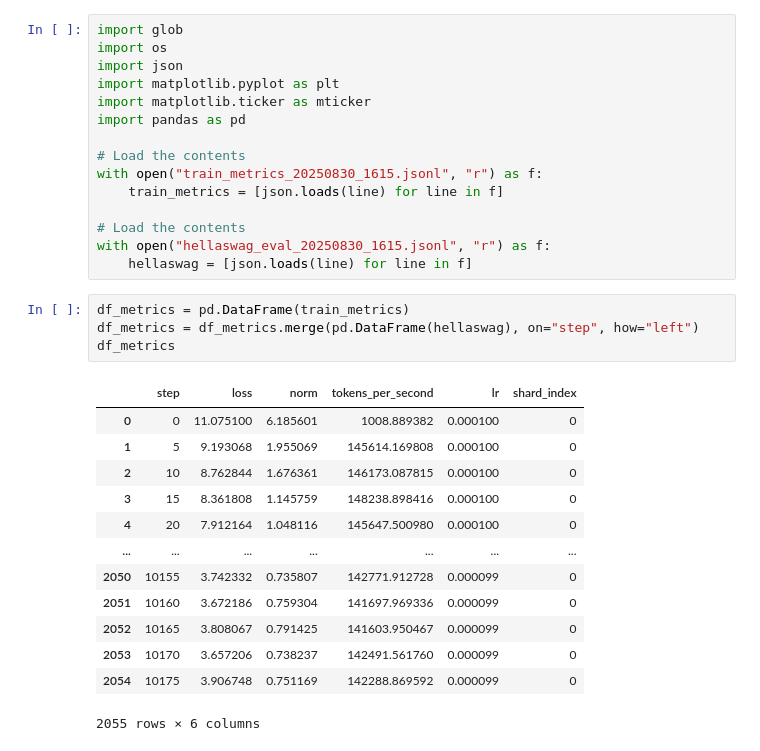
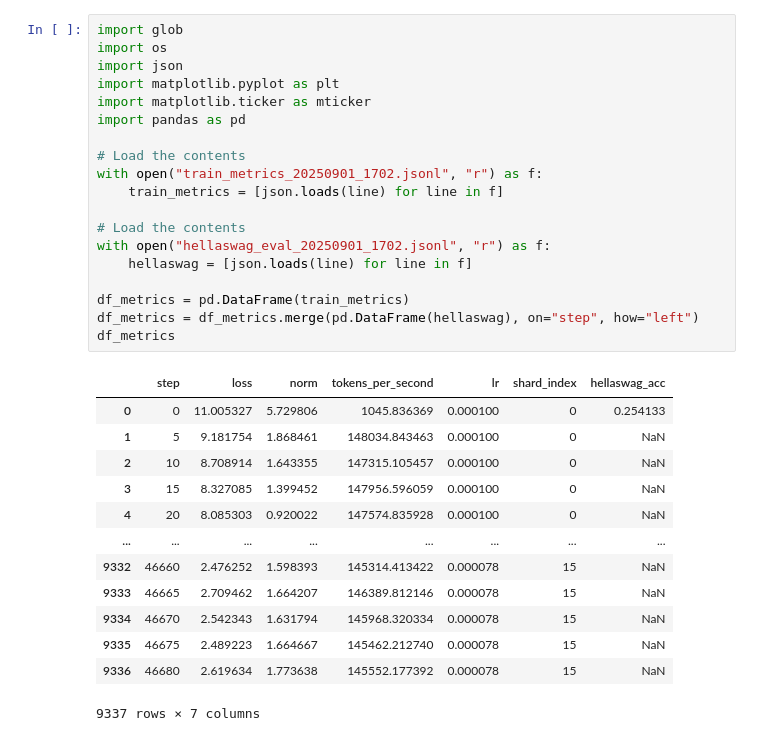
Before and after one commit to feljost/fgpt, a Jupyter notebook: visualize.ipynb, the cells around one changed output. Drawn from its saved outputs; the diff is of its cells as text.

```diff
--- a/visualize.ipynb
+++ b/visualize.ipynb
@@ -1,33 +1,33 @@
 # %%
 import glob
 import os
 import json
 import matplotlib.pyplot as plt
 import matplotlib.ticker as mticker
 import pandas as pd
 
 # Load the contents
-with open("train_metrics_20250830_1615.jsonl", "r") as f:
+with open("train_metrics_20250901_1702.jsonl", "r") as f:
     train_metrics = [json.loads(line) for line in f]
 
 # Load the contents
-with open("hellaswag_eval_20250830_1615.jsonl", "r") as f:
+with open("hellaswag_eval_20250901_1702.jsonl", "r") as f:
     hellaswag = [json.loads(line) for line in f]
+
+df_metrics = pd.DataFrame(train_metrics)
+df_metrics = df_metrics.merge(pd.DataFrame(hellaswag), on="step", how="left")
+df_metrics
+# %% [output]
+|  | step | loss | norm | tokens_per_second | lr | shard_index | hellaswag_acc |
+| 0 | 0 | 11.005327 | 5.729806 | 1045.836369 | 0.000100 | 0 | 0.254133 |
+| 1 | 5 | 9.181754 | 1.868461 | 148034.843463 | 0.000100 | 0 | NaN |
+| 2 | 10 | 8.708914 | 1.643355 | 147315.105457 | 0.000100 | 0 | NaN |
+| 3 | 15 | 8.327085 | 1.399452 | 147956.596059 | 0.000100 | 0 | NaN |
+| 4 | 20 | 8.085303 | 0.920022 | 147574.835928 | 0.000100 | 0 | NaN |
+| ... | ... | ... | ... | ... | ... | ... | ... |
+| 9332 | 46660 | 2.476252 | 1.598393 | 145314.413422 | 0.000078 | 15 | NaN |
+| 9333 | 46665 | 2.709462 | 1.664207 | 146389.812146 | 0.000078 | 15 | NaN |
+| 9334 | 46670 | 2.542343 | 1.631794 | 145968.320334 | 0.000078 | 15 | NaN |
+| 9335 | 46675 | 2.489223 | 1.664667 | 145462.212740 | 0.000078 | 15 | NaN |
+| 9336 | 46680 | 2.619634 | 1.773638 | 145552.177392 | 0.000078 | 15 | NaN |
+9337 rows × 7 columns
-# %%
-df_metrics = pd.DataFrame(train_metrics)
-df_metrics = df_metrics.merge(pd.DataFrame(hellaswag), on="step", how="left")
-df_metrics
-# %% [output]
-|  | step | loss | norm | tokens_per_second | lr | shard_index |
-| 0 | 0 | 11.075100 | 6.185601 | 1008.889382 | 0.000100 | 0 |
-| 1 | 5 | 9.193068 | 1.955069 | 145614.169808 | 0.000100 | 0 |
-| 2 | 10 | 8.762844 | 1.676361 | 146173.087815 | 0.000100 | 0 |
-| 3 | 15 | 8.361808 | 1.145759 | 148238.898416 | 0.000100 | 0 |
-| 4 | 20 | 7.912164 | 1.048116 | 145647.500980 | 0.000100 | 0 |
-| ... | ... | ... | ... | ... | ... | ... |
-| 2050 | 10155 | 3.742332 | 0.735807 | 142771.912728 | 0.000099 | 0 |
-| 2051 | 10160 | 3.672186 | 0.759304 | 141697.969336 | 0.000099 | 0 |
-| 2052 | 10165 | 3.808067 | 0.791425 | 141603.950467 | 0.000099 | 0 |
-| 2053 | 10170 | 3.657206 | 0.738237 | 142491.561760 | 0.000099 | 0 |
-| 2054 | 10175 | 3.906748 | 0.751169 | 142288.869592 | 0.000099 | 0 |
-2055 rows × 6 columns
```
Also changed, not shown: parts of 2 cells of this notebook, 4 other files.
